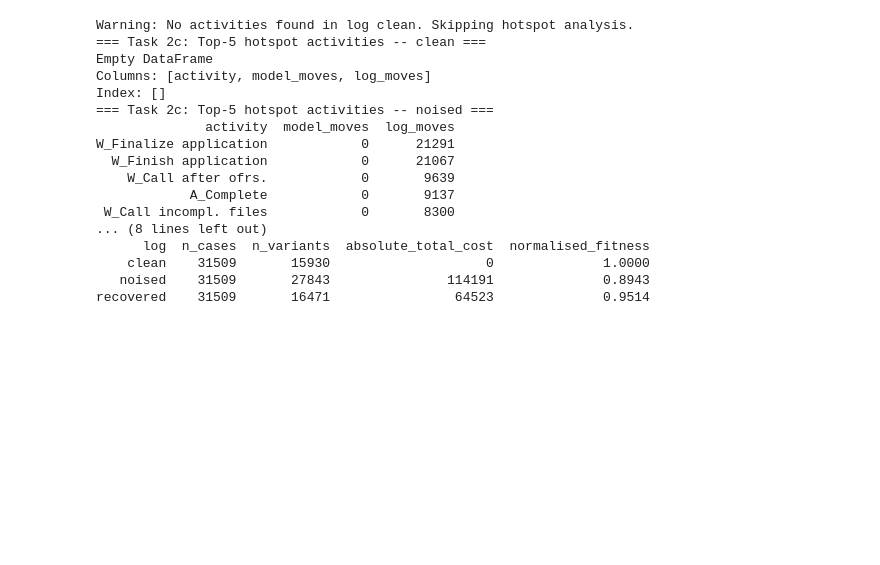
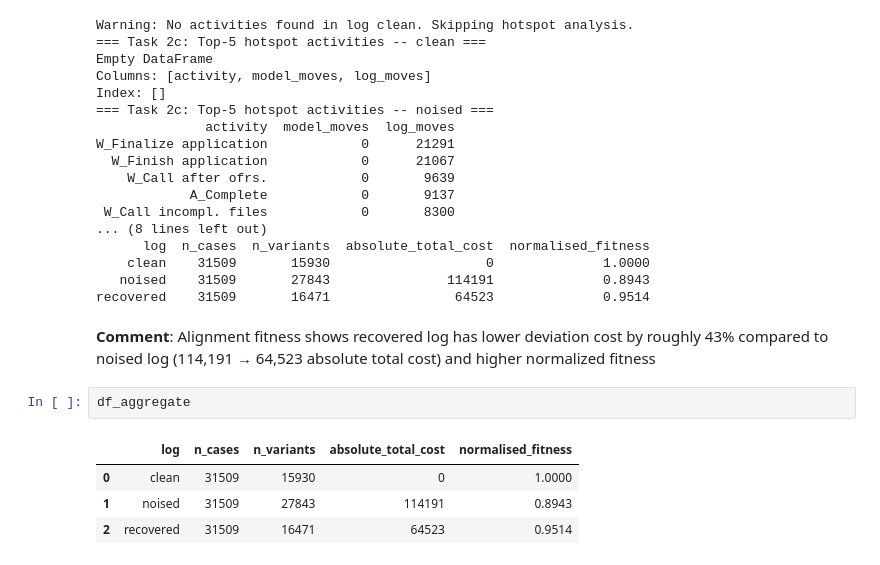
Before and after one commit to felix00112/ProM-Assignment-Group-C, a Jupyter notebook: milestone3/alignment_based.ipynb, the cells around one changed output. Drawn from its saved outputs; the diff is of its cells as text; blank space fills up the shorter version.

```diff
--- a/milestone3/alignment_based.ipynb
+++ b/milestone3/alignment_based.ipynb
@@ -297,3 +297,12 @@ W_Finalize application            0      21291
     clean    31509       15930                    0              1.0000
    noised    31509       27843               114191              0.8943
 recovered    31509       16471                64523              0.9514
+# %% [markdown]
+**Comment**: Alignment fitness shows recovered log has lower deviation cost by roughly 43% compared to noised log (114,191 → 64,523 absolute total cost) and higher normalized fitness
+# %%
+df_aggregate
+# %% [output]
+|  | log | n_cases | n_variants | absolute_total_cost | normalised_fitness |
+| 0 | clean | 31509 | 15930 | 0 | 1.0000 |
+| 1 | noised | 31509 | 27843 | 114191 | 0.8943 |
+| 2 | recovered | 31509 | 16471 | 64523 | 0.9514 |
```
Also changed, not shown: parts of 3 cells of this notebook.
